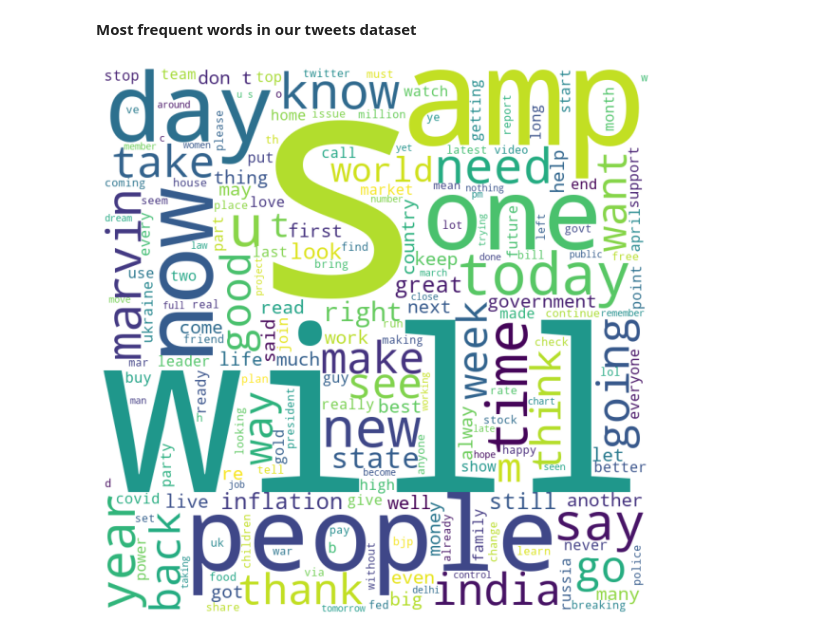
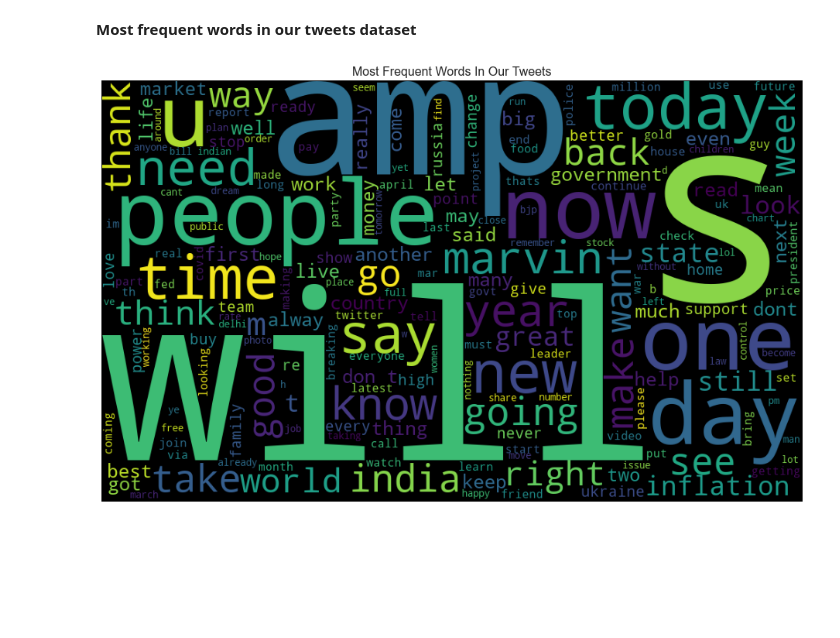
Before and after one commit to 10xac/Twitter-Data-Analysis, a Jupyter notebook: analysis.ipynb, the cells around one changed output. Drawn from its saved outputs; the diff is of its cells as text; code cells hidden in the pictures; blank space fills up the shorter version.

```diff
--- a/analysis.ipynb
+++ b/analysis.ipynb
@@ -120,4 +135,4 @@ ax = sns.countplot(x="class", data=titanic)
 # %% [markdown]
 **Most frequent words in our tweets dataset**
 # %%
-english_word=df_tweet[['cleaned_text']][df_tweet['lang']=='en']
+english_tweets=df_tweet[['cleaned_text']][df_tweet['lang']=='en']
@@ -146,10 +139,16 @@ wordcloud = WordCloud(width = 800, height = 800,
-# %%
-# plot the WordCloud image
-plt.figure(figsize = (8, 8), facecolor = None)
-plt.imshow(wordcloud)
-plt.axis("off")
-plt.tight_layout(pad = 0)
-
-plt.show()
-# %% [output]
-[figure, removed]
+# %%
+# text Preprocessing
+english_tweets['cleaned_text'] = english_tweets['cleaned_text'].str.lower()
+english_tweets['cleaned_text'] = english_tweets['cleaned_text'].apply(
+    lambda x: x.translate(str.maketrans(' ', ' ', string.punctuation)))
+# %%
+all_words=' '.join(english_tweets.cleaned_text.values)
+wordcloud_obj=WordCloud(width=1000,height=600,stopwords=STOPWORDS).generate(all_words)
+# %%
+plt.figure(figsize=(20, 10))
+plt.imshow(wordcloud_obj)
+plt.axis('off')
+plt.title('Most Frequent Words In Our Tweets',fontsize=16)
+plt.show()
+# %% [output]
+[figure, added]
```
Also changed, not shown: parts of 16 cells of this notebook.
